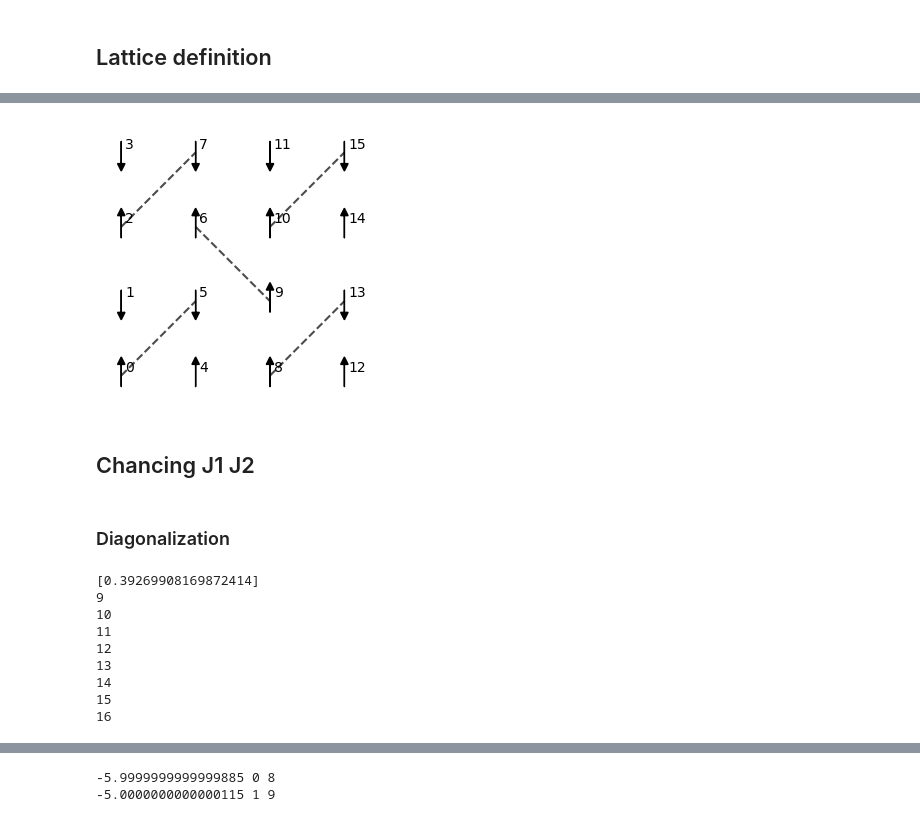
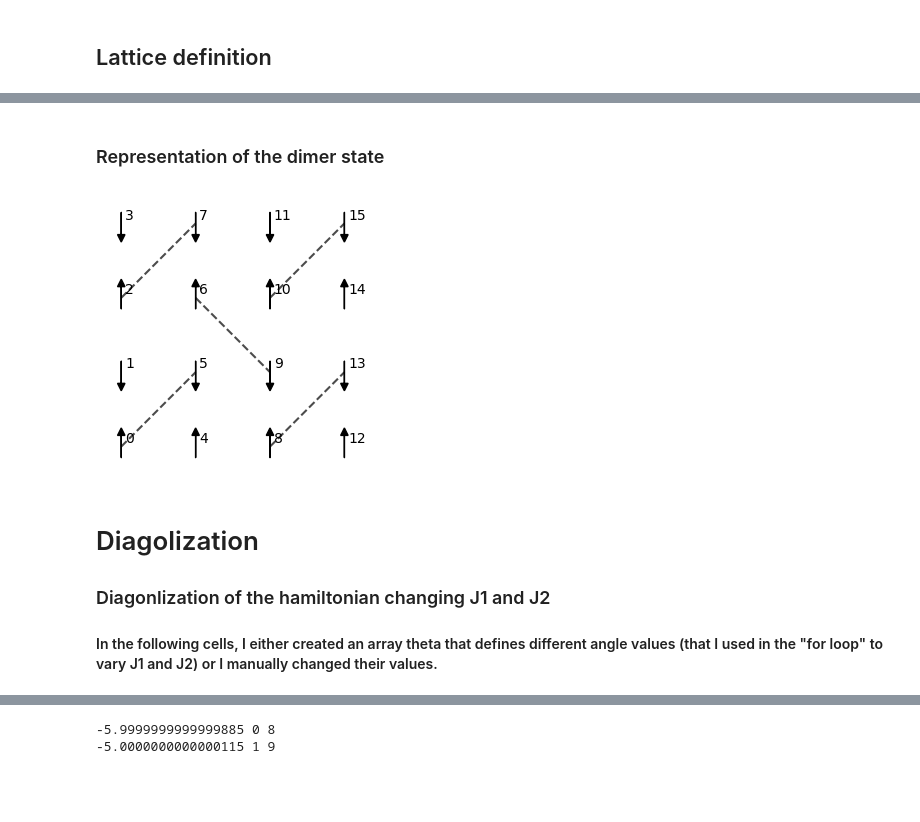
Before and after one commit to Cool-stanza/Shastry-Sutherland-model, a Jupyter notebook: exact diagonalization 4x4 Shastry Sutherland.ipynb, the cells around one changed output, grey strips where cells are left out. Drawn from its saved outputs; the diff is of its cells as text; code cells hidden in the pictures; blank space fills up the shorter version.

Commit message:
exact diagonalization notebook

```diff
--- a/exact diagonalization 4x4 Shastry Sutherland.ipynb
+++ b/exact diagonalization 4x4 Shastry Sutherland.ipynb
@@ -47,10 +50,10 @@ HD.plot_lattice(coor,neighbors_indices,diag_indices)
 13 --> Nearest neighbors: [1, 12]  -- Next neighbor: [8]
 14 --> Nearest neighbors: [2, 13]  -- Next neighbor: [1]
 15 --> Nearest neighbors: [3, 14]  -- Next neighbor: [10]
+# %% [markdown]
+### Representation of the dimer state
 # %%
-spins = [+1, -1, +1, -1, +1, -1, +1, -1, +1, +1, +1, -1, +1, -1, +1, -1]
+spins = [+1, -1, +1, -1, +1, -1, +1, -1, +1, -1, +1, -1, +1, -1, +1, -1]
 HD.plot_dimer(coor,neighbors_indices,diag_indices,spins)
 # %% [output]
-[figure, old version]
+[figure, new version]
-# %% [markdown]
-## Chancing J1 J2
@@ -67,19 +60,11 @@ print(eigvals[0])"
-# %% [markdown]
-### Diagonalization
+# %% [markdown]
+# Diagolization
+### Diagonlization of the hamiltonian changing J1 and J2
+#### In the following cells, I either created an array theta that defines different angle values (that I used in the "for loop" to vary J1 and J2) or I manually changed their values.
 # %%
-#angles = [(2*i-1)*np.pi/16 for i in range(6)]
-#theta = angles[1:-1]
-print(theta)
+# angles = [(2*i-1)*np.pi/16 for i in range(6)]
+# theta = angles[1:-1]
+# print(theta)
-# %% [output]
-[0.39269908169872414]
-9
-10
-11
-12
-13
-14
-15
-16
 # %%
 %%time
 J1 = [0.01]
```
Also changed, not shown: parts of 48 cells of this notebook, 1 other file.
